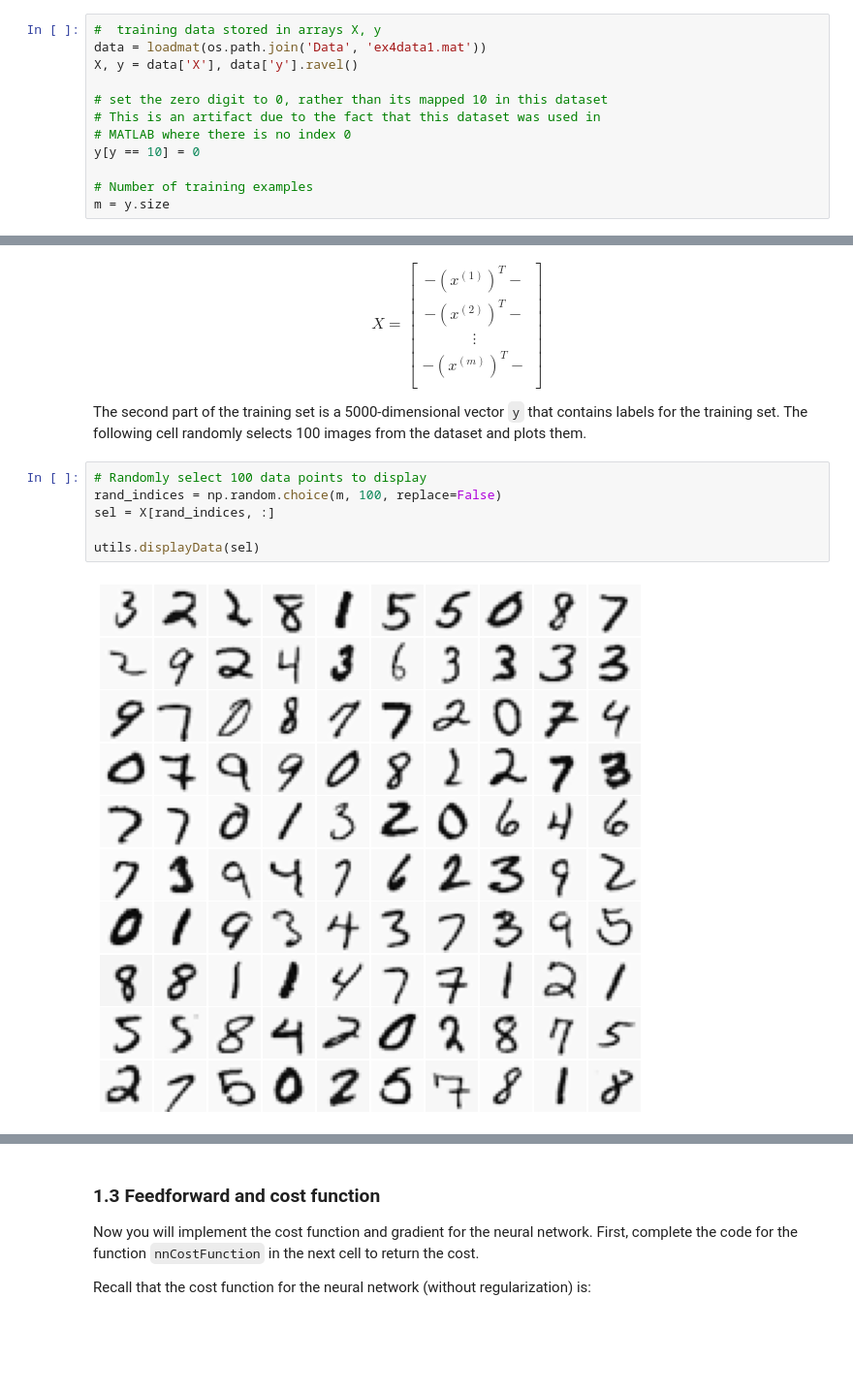
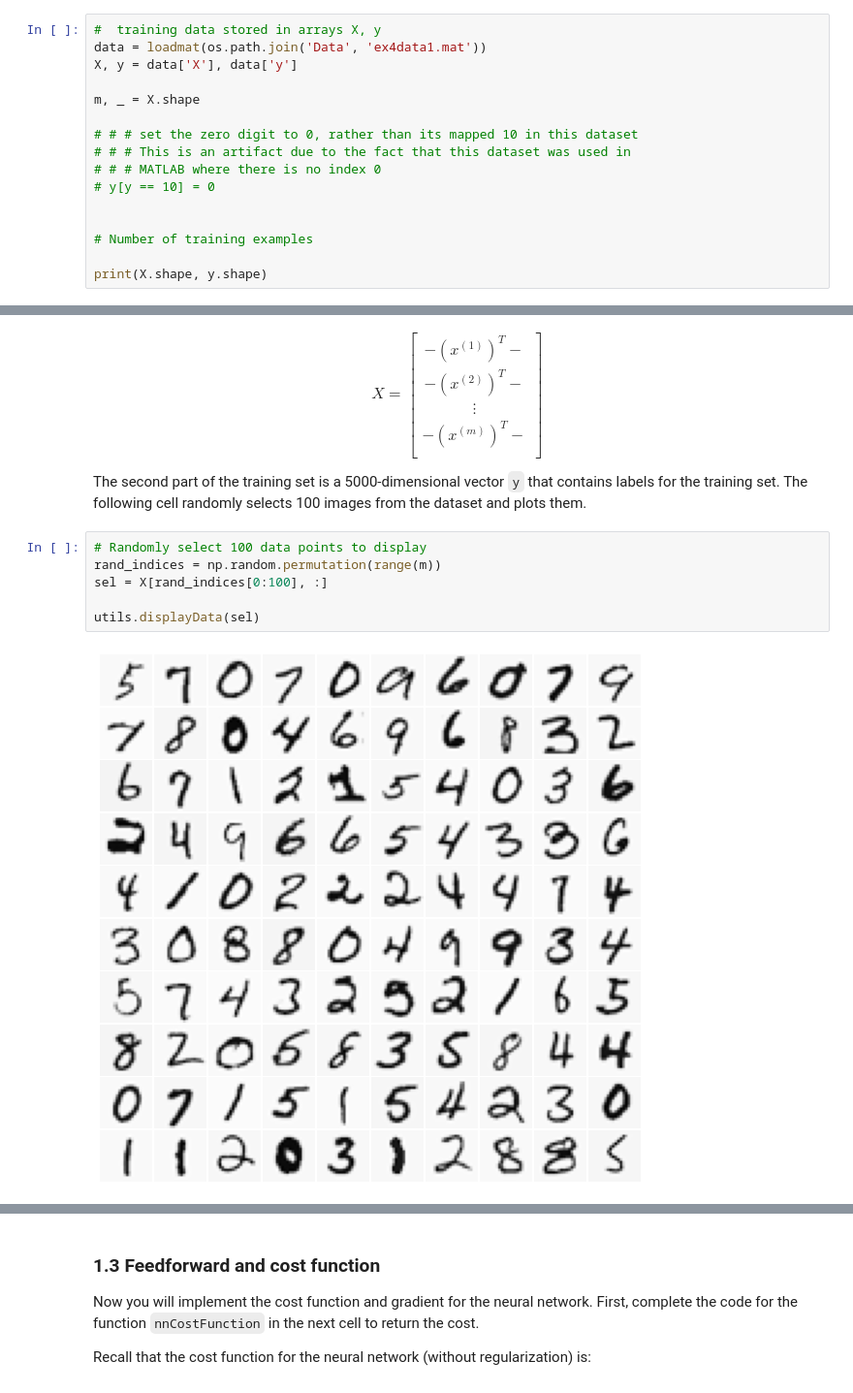
Before and after one commit to jagfirerwalker/ml_andrew_ng_python, a Jupyter notebook: ex4_Neural_Networks_Back_Prop/exercise4.ipynb, the cells around one changed output, grey strips where cells are left out. Shown: that part at 97% size. Saved outputs shown, nothing was run; the diff lists cells and outputs as text; blank space fills up the shorter version.

```diff
--- a/ex4_Neural_Networks_Back_Prop/exercise4.ipynb
+++ b/ex4_Neural_Networks_Back_Prop/exercise4.ipynb
@@ -64,12 +66,16 @@ We start the exercise by first loading the dataset.
 # %%
 #  training data stored in arrays X, y
 data = loadmat(os.path.join('Data', 'ex4data1.mat'))
-X, y = data['X'], data['y'].ravel()
+X, y = data['X'], data['y']
 
-# set the zero digit to 0, rather than its mapped 10 in this dataset
-# This is an artifact due to the fact that this dataset was used in
-# MATLAB where there is no index 0
-y[y == 10] = 0
+m, _ = X.shape
+
+# # # set the zero digit to 0, rather than its mapped 10 in this dataset
+# # # This is an artifact due to the fact that this dataset was used in
+# # # MATLAB where there is no index 0
+# y[y == 10] = 0
+
 
 # Number of training examples
-m = y.size
+
+print(X.shape, y.shape)
@@ -92,12 +100,12 @@ The second part of the training set is a 5000-dimensional vector `y` that contai
 The following cell randomly selects 100 images from the dataset and plots them.
 # %%
 # Randomly select 100 data points to display
-rand_indices = np.random.choice(m, 100, replace=False)
-sel = X[rand_indices, :]
+rand_indices = np.random.permutation(range(m))
+sel = X[rand_indices[0:100], :]
 
 utils.displayData(sel)
 # %% [output]
-[figure, old version]
+[figure, new version]
 # %% [markdown]
 ### 1.2 Model representation
 
```
Also changed, not shown: parts of 21 cells of this notebook.
